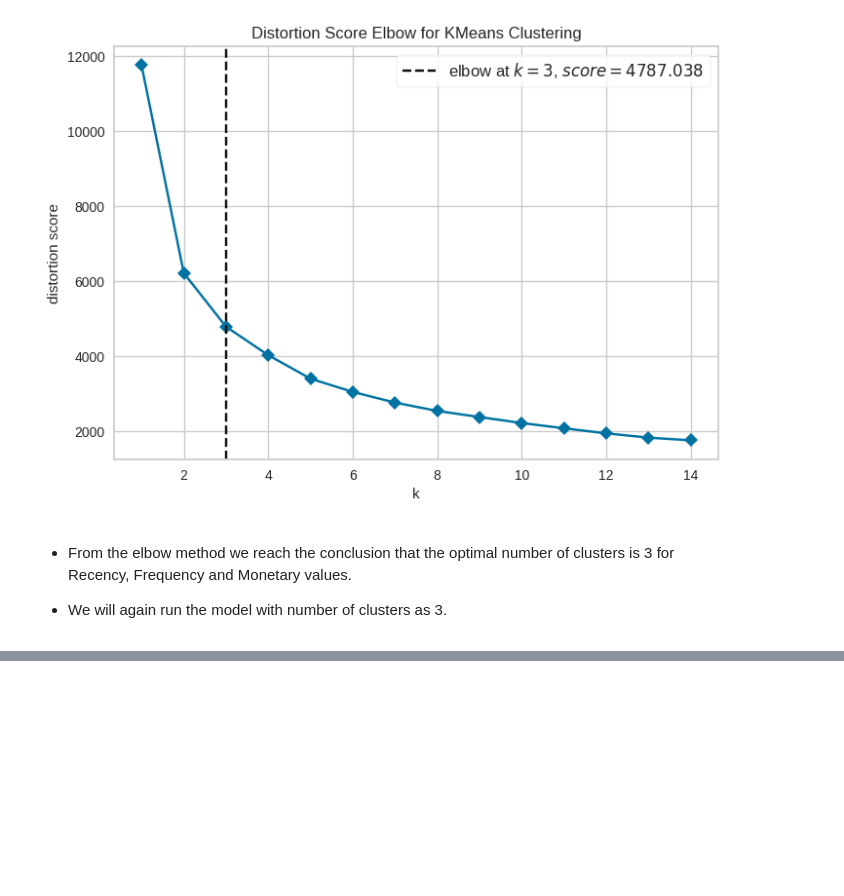
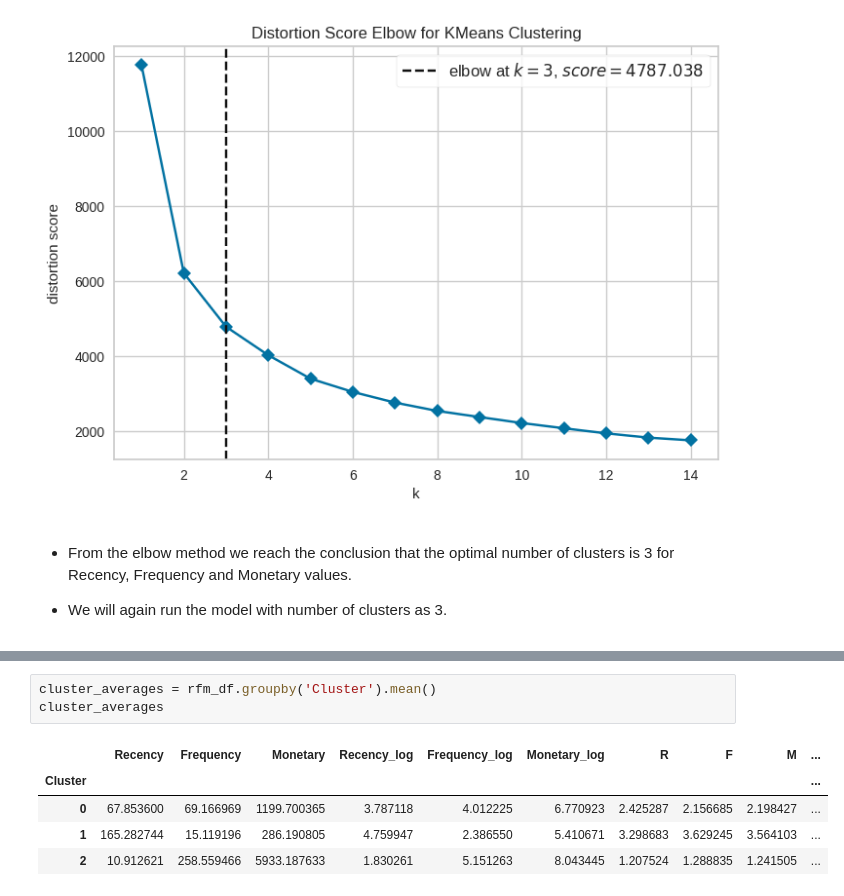
Before and after one commit to Tilak46-R/Customer-segmentation-using-unsupervised-learning, a Jupyter notebook: Customer_segmentation_using_unsupervised_learning.ipynb, the cells around one changed output, grey strips where cells are left out. Drawn from its saved outputs; the diff is of its cells as text; blank space fills up the shorter version.

```diff
--- a/Customer_segmentation_using_unsupervised_learning.ipynb
+++ b/Customer_segmentation_using_unsupervised_learning.ipynb
@@ -961,0 +1003,9 @@ plt.show()
+# %%
+cluster_averages = rfm_df.groupby('Cluster').mean()
+cluster_averages
+# %% [output]
+|  | Recency | Frequency | Monetary | Recency_log | Frequency_log | Monetary_log | R | F | M | ... |
+| Cluster |  |  |  |  |  |  |  |  |  | ... |
+| 0 | 67.853600 | 69.166969 | 1199.700365 | 3.787118 | 4.012225 | 6.770923 | 2.425287 | 2.156685 | 2.198427 | ... |
+| 1 | 165.282744 | 15.119196 | 286.190805 | 4.759947 | 2.386550 | 5.410671 | 3.298683 | 3.629245 | 3.564103 | ... |
+| 2 | 10.912621 | 258.559466 | 5933.187633 | 1.830261 | 5.151263 | 8.043445 | 1.207524 | 1.288835 | 1.241505 | ... |
```
Also changed, not shown: parts of 10 cells of this notebook.
